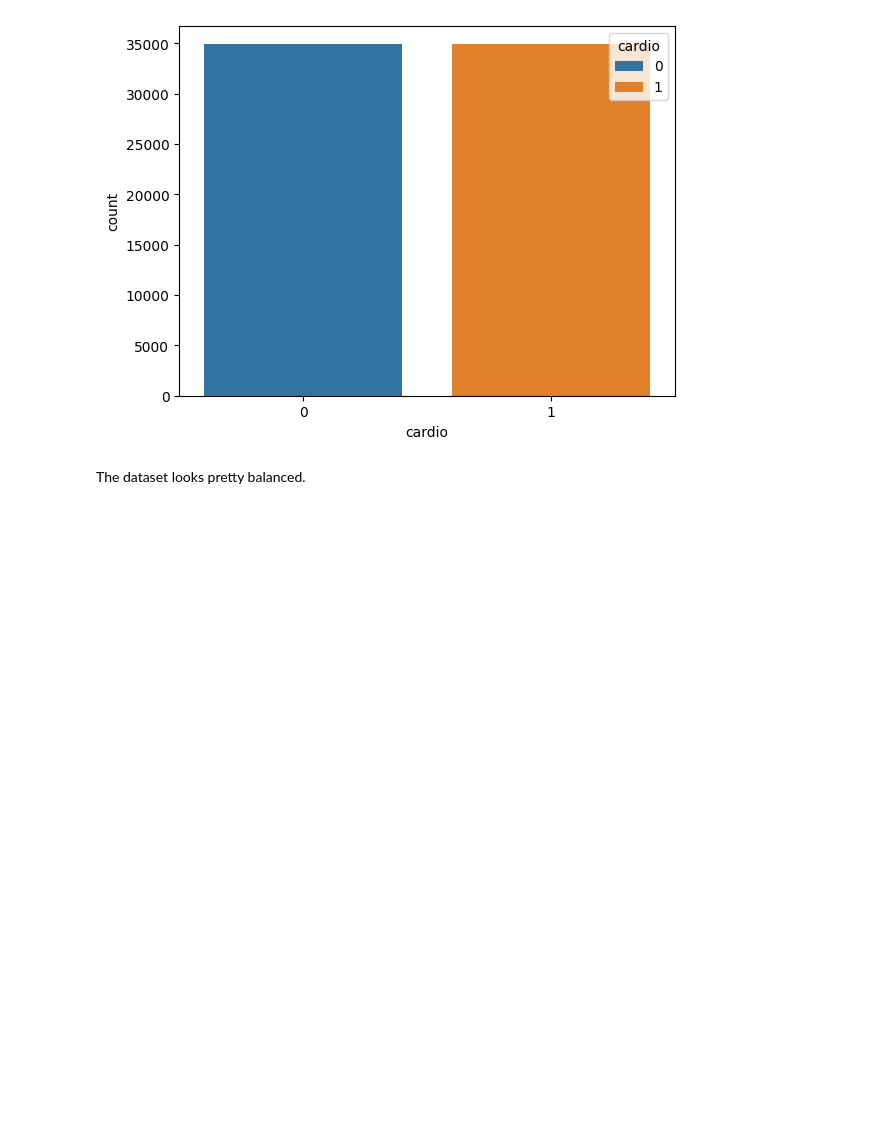
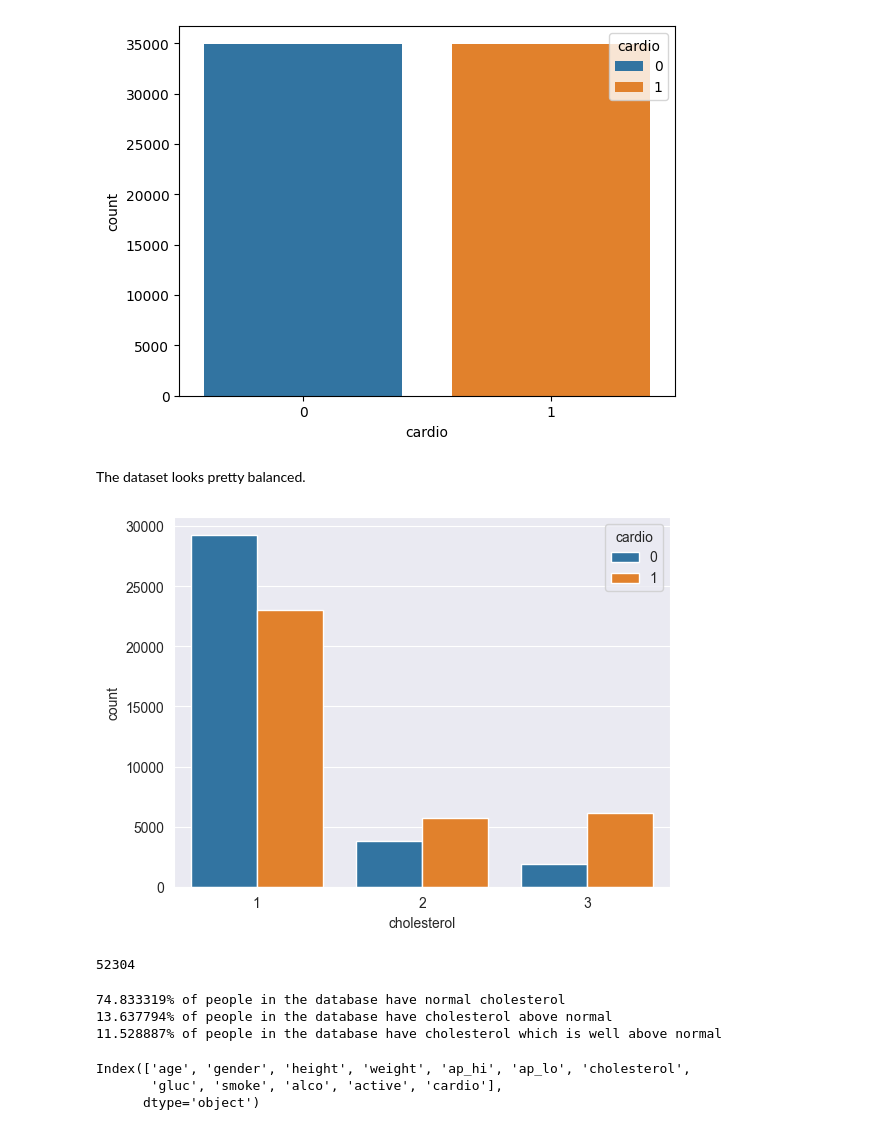
Before and after one commit to MaryKavalion/Machine_Learning_Mary-Kavalionak, a Jupyter notebook: Lab/Part 1 Cardiovascular diseases.ipynb, the cells around one changed output. Saved outputs shown, nothing was run; the diff lists cells and outputs as text; code cells hidden in the pictures; blank space fills up the shorter version.

Commit message:
Finish EDA: Lab/Part 1 Cardiovascular diseases.ipynb

```diff
--- a/Lab/Part 1 Cardiovascular diseases.ipynb
+++ b/Lab/Part 1 Cardiovascular diseases.ipynb
@@ -205,3 +371,26 @@ sns.countplot(df, x = "cardio", hue = "cardio")
 [figure]
 # %% [markdown]
 The dataset looks pretty balanced.
+# %%
+sns.countplot(df, x = "cholesterol", hue = "cardio")
+sns.set_style('darkgrid')
+# %% [output]
+[figure, added]
+# %%
+df.query("cholesterol == 1")["cholesterol"].count()
+# %% [output]
+52304
+# %%
+print (f"{df.query('cholesterol == 1')['cholesterol'].count() / df['cholesterol'].count() * 100.:1f}% of people in the database have normal cholesterol")
+print (f"{df.query('cholesterol == 2')['cholesterol'].count() / df['cholesterol'].count() * 100.:1f}% of people in the database have cholesterol above normal")
+print (f"{df.query('cholesterol == 3')['cholesterol'].count() / df['cholesterol'].count() * 100.:1f}% of people in the database have cholesterol which is well above normal")
+# %% [output]
+74.833319% of people in the database have normal cholesterol
+13.637794% of people in the database have cholesterol above normal
+11.528887% of people in the database have cholesterol which is well above normal
+# %%
+df.columns
+# %% [output]
+Index(['age', 'gender', 'height', 'weight', 'ap_hi', 'ap_lo', 'cholesterol',
+       'gluc', 'smoke', 'alco', 'active', 'cardio'],
+      dtype='object')
```
Also changed, not shown: parts of 28 cells of this notebook.
